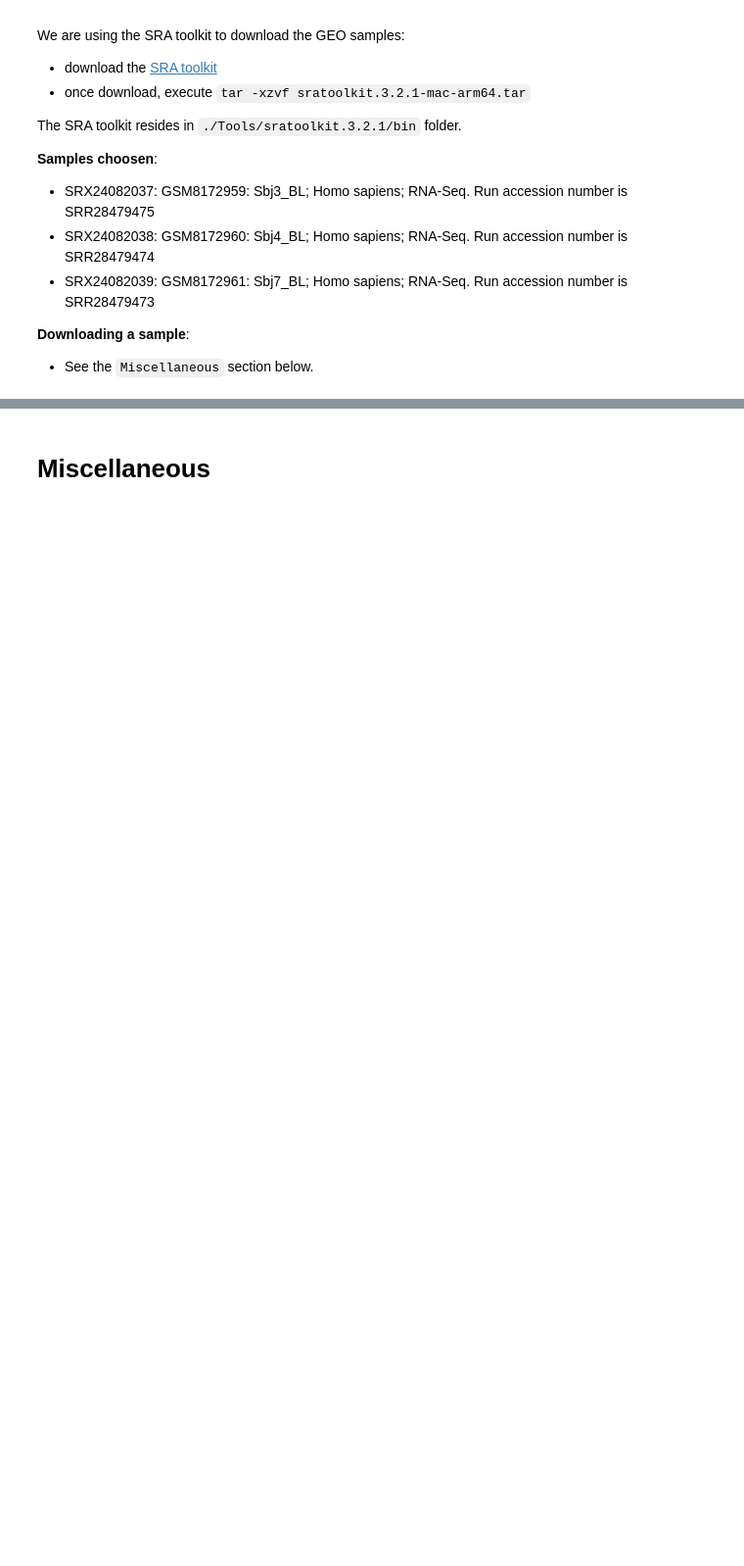
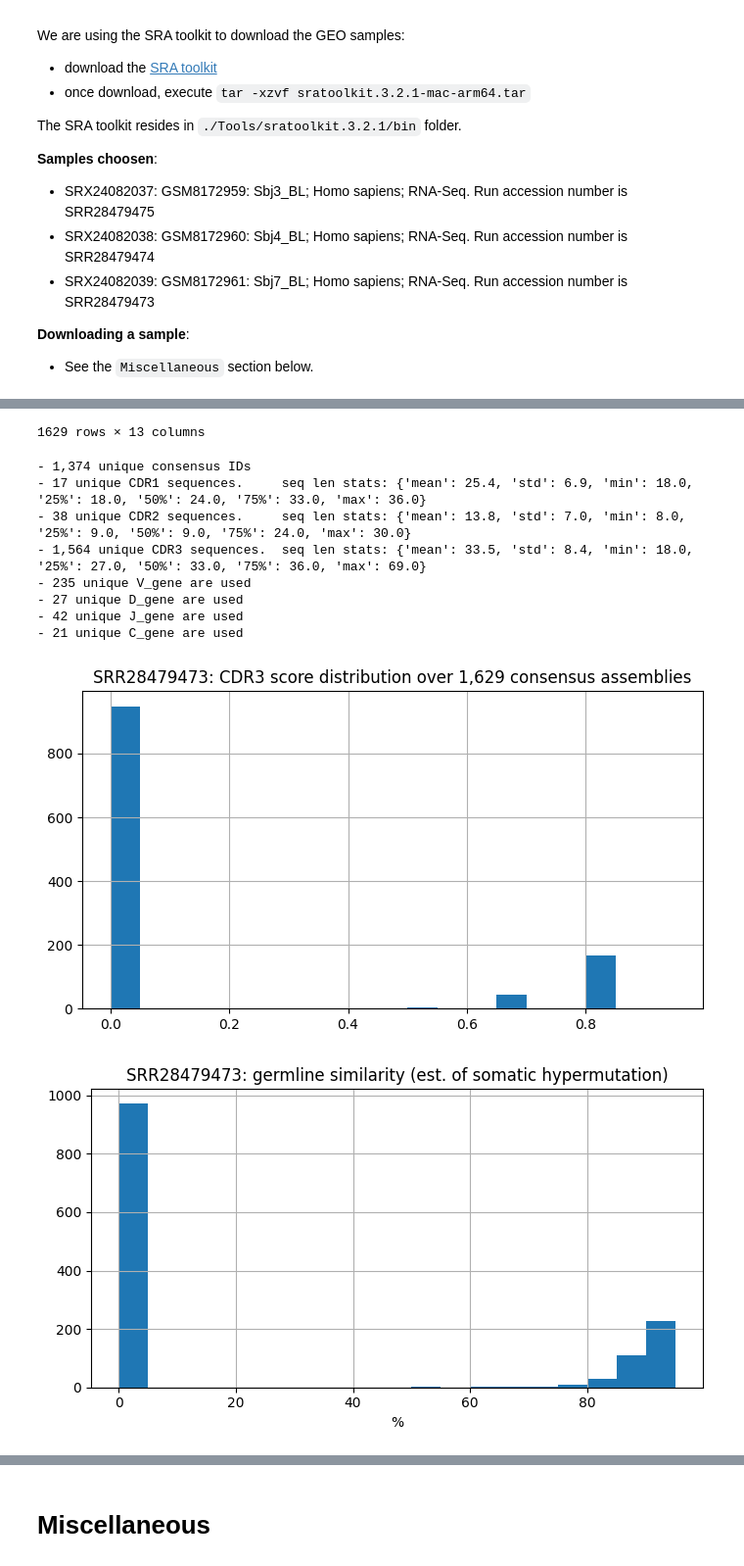
Before and after one commit to yoramzarai/Numenos-exercise, a Jupyter notebook: main_exercise.ipynb, the cells around one changed output, grey strips where cells are left out. Shown: that part at 98% size. Saved outputs shown, nothing was run; the diff lists cells and outputs as text; code cells hidden in the pictures; blank space fills up the shorter version.

```diff
--- a/main_exercise.ipynb
+++ b/main_exercise.ipynb
@@ -448,38 +528,59 @@ Report for SRR28479473:
 # %%
 '''
 CDR3 scores stats
+
+Note:
+- index_within_consensus: specifies multiple CDR3s within a single consensus sequence.
 '''
-figsize: tuple[int, int] = (10,4)
+figsize: tuple[int, int] = (7,4)
 save_figure: bool = False
 # --------------------------------
 cdr3_file: Path = Path(out_path) / f'TRUST_{sample_name}_cdr3.out'
 df_cdr3 = pd.read_csv(cdr3_file, sep='\t', names=CDR3_out_cols)
 display(df_cdr3)
 
+print(f"- {df_cdr3['consensus_id'].unique().size:,} unique consensus IDs")
+
 cdr3_scores = list(df_cdr3['CDR3_score'])
 
 # plot
 fig, ax = plt.subplots(nrows=1, ncols=1, tight_layout=True, figsize=figsize, squeeze=True)
 
-ax.hist(cdr3_scores, bins=list(np.arange(0, 1, 0.1, dtype=float)))
+ax.hist(cdr3_scores, bins=list(np.arange(0, 1, 0.05, dtype=float)))
 ax.grid()
-ax.set_title(f"{sample_name}: CDR3 score distribution over {len(cdr3_scores):,} CDRs", fontsize=16)
+ax.set_title(f"{sample_name}: CDR3 score distribution over {len(cdr3_scores):,} consensus assemblies", fontsize=12)
 
 if save_figure:
     fig_file: Path = figure_path / f"{sample_name}_CDR3_scores.jpg"
     plt.savefig(fig_file)
     print(f"\nFigure saved in {fig_file}.")
-print("Recall that 0 score implies partial CDR3.")
+#print("Recall that 0 score implies partial CDR3.")
 
 # somatic hypermutation
 CDR3_germline_similarity: list[float] = df_cdr3['CDR3_germline_similarity'].tolist()
 fig, ax = plt.subplots(nrows=1, ncols=1, tight_layout=True, figsize=figsize, squeeze=True)
-ax.hist(CDR3_germline_similarity, bins=list(np.arange(0, 100, 10, dtype=float)))
+ax.hist(CDR3_germline_similarity, bins=list(np.arange(0, 100, 5, dtype=float)))
 ax.grid()
-ax.set_title(f"{sample_name}: germline similarity (est. of somatic hypermutation)", fontsize=16)
+ax.set_title(f"{sample_name}: germline similarity (est. of somatic hypermutation)", fontsize=12)
 ax.set_xlabel('%')
 
 if save_figure:
     fig_file: Path = figure_path / f"{sample_name}_sgermline_similarity.jpg"
     plt.savefig(fig_file)
     print(f"\nFigure saved in {fig_file}.")
+
+# CDR3 sequence length distributions
+# Note: CDR3 sequence varies in each assembly
+CDRs_seq_cols: list[str] = ['CDR1', 'CDR2', 'CDR3']
+for cdr_col in CDRs_seq_cols:
+    cdr_seqs = df_cdr3[cdr_col]
+    cdr_seq_lens = cdr_seqs.apply(len)
+    cdr_seq_lens = cdr_seq_lens[cdr_seq_lens>1]
+    stats = cdr_seq_lens.describe().drop('count')
+    stats_verbose = {x: round(v, 1) for x, v in stats.items()}
+    print(f"- {cdr_seqs.unique().size:,} unique {cdr_col} sequences.\tseq len stats: {stats_verbose}")
+
+# genes usage
+for gene in [f"{g}_gene" for g in VDJC_genes]:
+    print(f"- {df_cdr3[gene].unique().size:,} unique {gene} are used")
+# %% [output]
@@ -485,0 +599,11 @@ if save_figure:
+1629 rows × 13 columns
+- 1,374 unique consensus IDs
+- 17 unique CDR1 sequences.     seq len stats: {'mean': 25.4, 'std': 6.9, 'min': 18.0, '25%': 18.0, '50%': 24.0, '75%': 33.0, 'max': 36.0}
+- 38 unique CDR2 sequences.     seq len stats: {'mean': 13.8, 'std': 7.0, 'min': 8.0, '25%': 9.0, '50%': 9.0, '75%': 24.0, 'max': 30.0}
+- 1,564 unique CDR3 sequences.  seq len stats: {'mean': 33.5, 'std': 8.4, 'min': 18.0, '25%': 27.0, '50%': 33.0, '75%': 36.0, 'max': 69.0}
+- 235 unique V_gene are used
+- 27 unique D_gene are used
+- 42 unique J_gene are used
+- 21 unique C_gene are used
+[figure, added]
+[figure, added]
```
Also changed, not shown: parts of 21 cells of this notebook, 1 other file.
